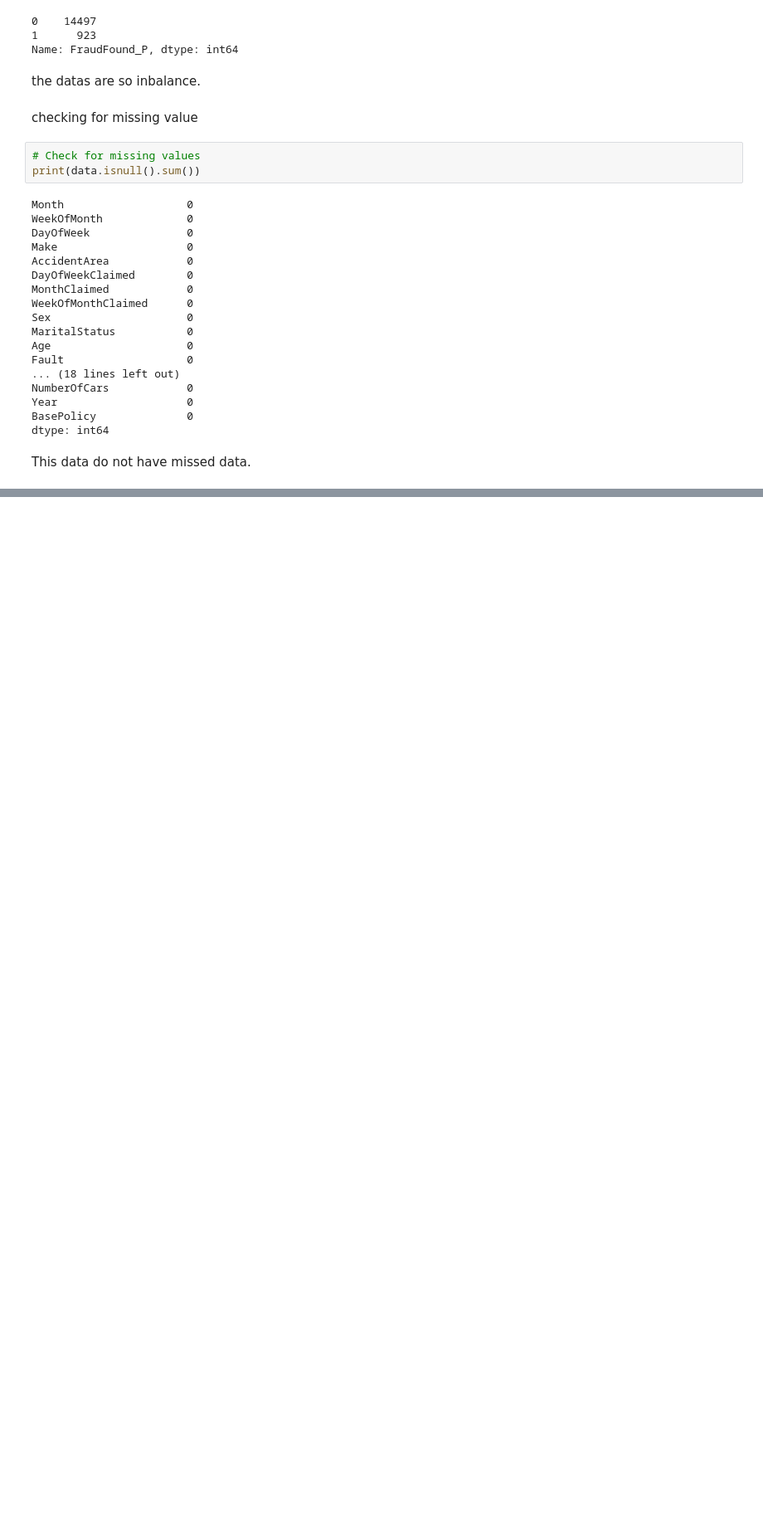
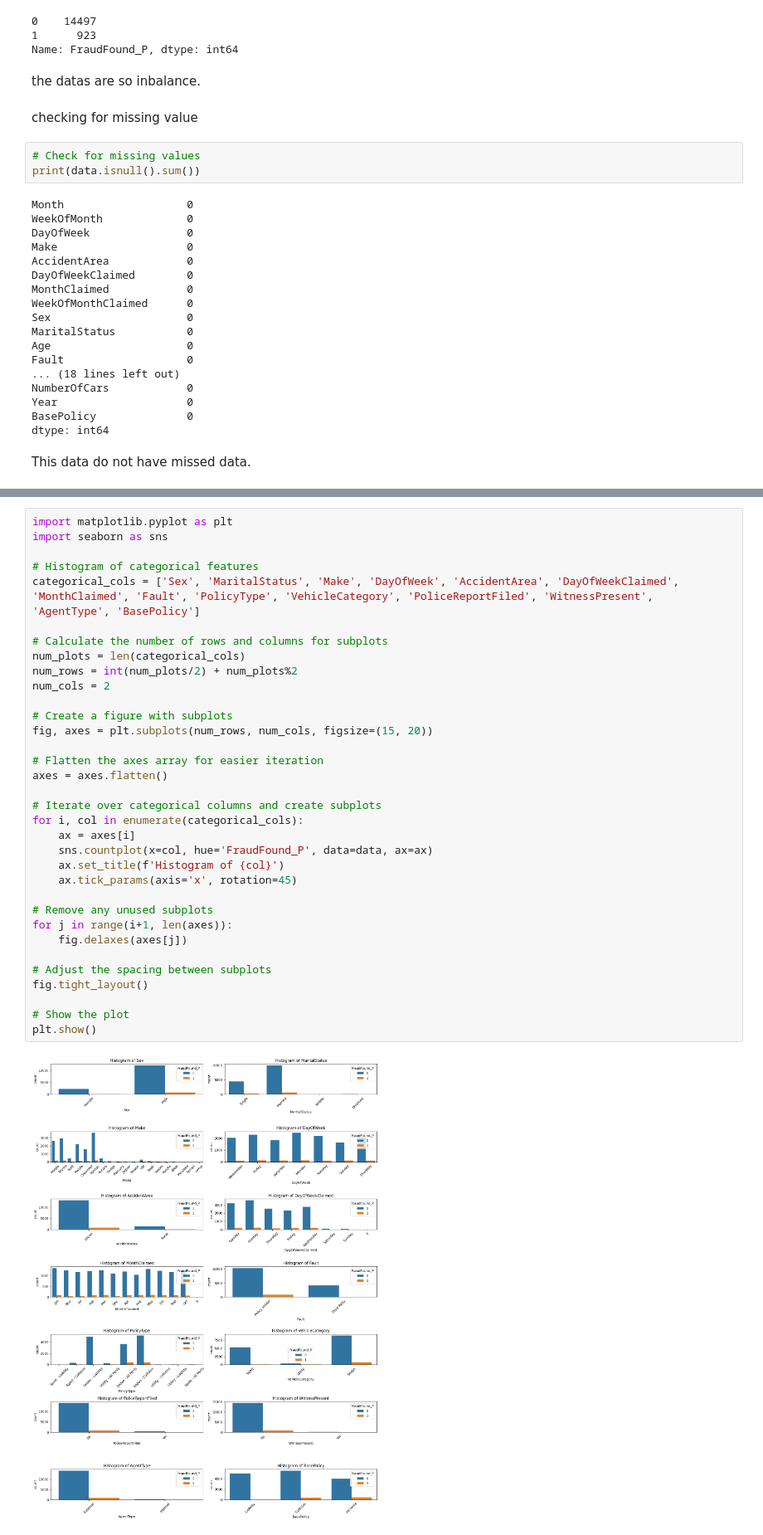
Before and after one commit to Alirezarahhmati/KaggleClaimFraudClassification, a Jupyter notebook: FraudDetector.ipynb, the cells around one changed output, grey strips where cells are left out. Shown at 83% size. Drawn from its saved outputs; the diff is of its cells as text; blank space fills up the shorter version.

```diff
--- a/FraudDetector.ipynb
+++ b/FraudDetector.ipynb
@@ -127,0 +140,36 @@ for col in categorical_cols:
+# %%
+import matplotlib.pyplot as plt
+import seaborn as sns
+
+# Histogram of categorical features
+categorical_cols = ['Sex', 'MaritalStatus', 'Make', 'DayOfWeek', 'AccidentArea', 'DayOfWeekClaimed', 'MonthClaimed', 'Fault', 'PolicyType', 'VehicleCategory', 'PoliceReportFiled', 'WitnessPresent', 'AgentType', 'BasePolicy']
+
+# Calculate the number of rows and columns for subplots
+num_plots = len(categorical_cols)
+num_rows = int(num_plots/2) + num_plots%2
+num_cols = 2
+
+# Create a figure with subplots
+fig, axes = plt.subplots(num_rows, num_cols, figsize=(15, 20))
+
+# Flatten the axes array for easier iteration
+axes = axes.flatten()
+
+# Iterate over categorical columns and create subplots
+for i, col in enumerate(categorical_cols):
+    ax = axes[i]
+    sns.countplot(x=col, hue='FraudFound_P', data=data, ax=ax)
+    ax.set_title(f'Histogram of {col}')
+    ax.tick_params(axis='x', rotation=45)
+
+# Remove any unused subplots
+for j in range(i+1, len(axes)):
+    fig.delaxes(axes[j])
+
+# Adjust the spacing between subplots
+fig.tight_layout()
+
+# Show the plot
+plt.show()
+# %% [output]
+[figure, added]
```
Also changed, not shown: parts of 7 cells of this notebook.
